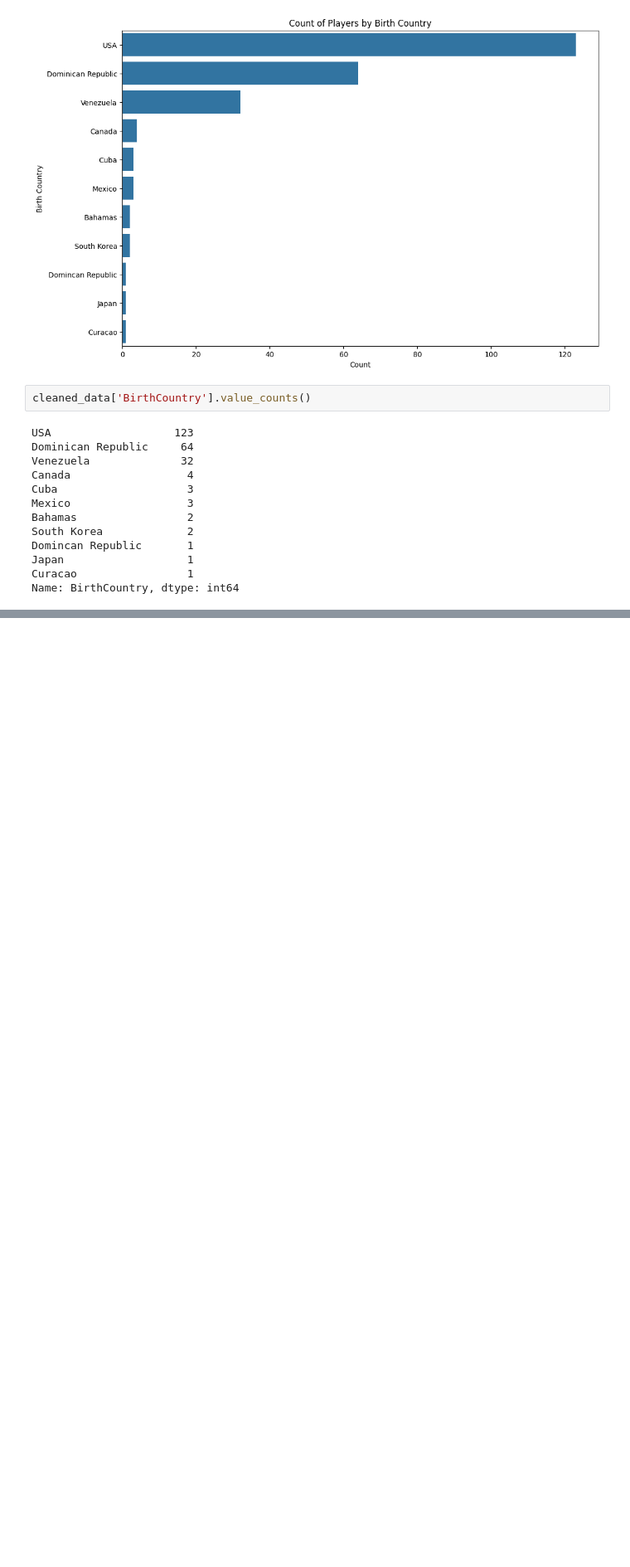
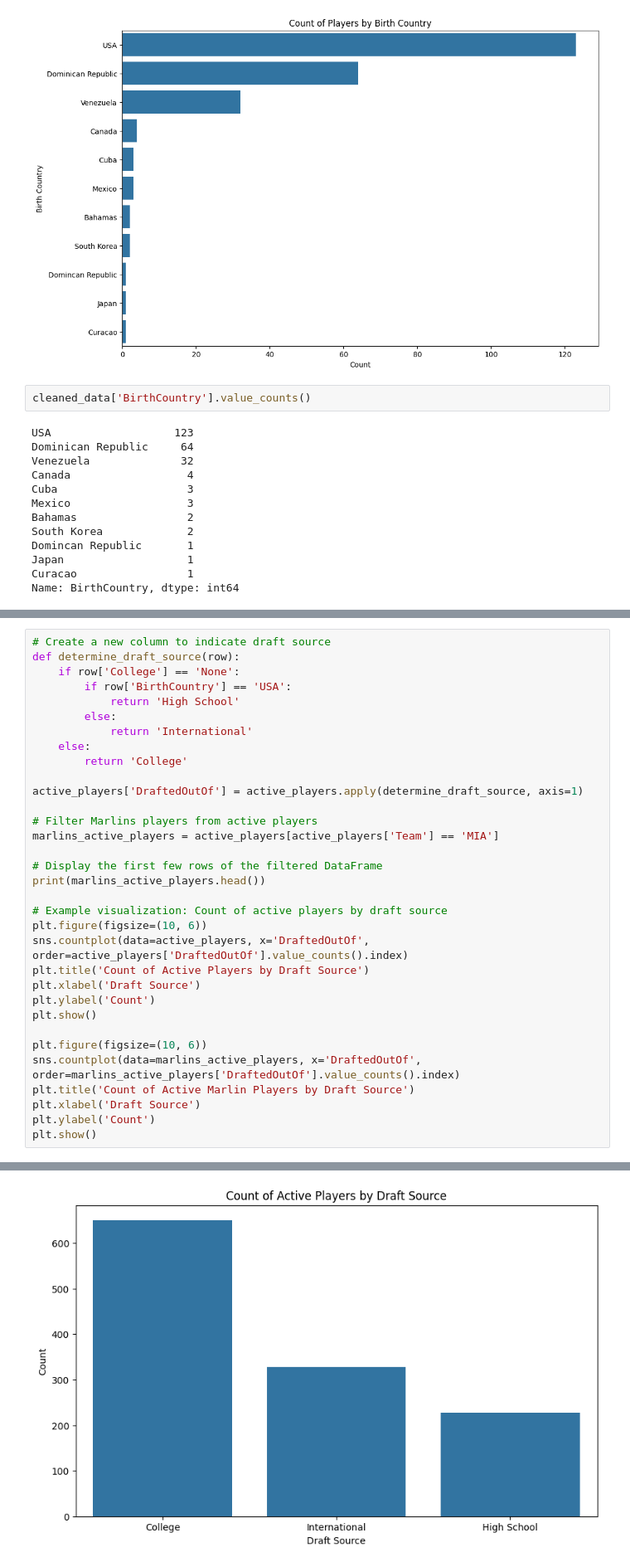
Before and after one commit to avidcyclist/baseball_data, a Jupyter notebook: data/data_playground.ipynb, the cells around one changed output, grey strips where cells are left out. Shown at 83% size. Drawn from its saved outputs; the diff is of its cells as text; blank space fills up the shorter version.

```diff
--- a/data/data_playground.ipynb
+++ b/data/data_playground.ipynb
@@ -231,0 +370,34 @@ See the caveats in the documentation: https://pandas.pydata.org/pandas-docs/stab
+# %%
+# Create a new column to indicate draft source
+def determine_draft_source(row):
+    if row['College'] == 'None':
+        if row['BirthCountry'] == 'USA':
+            return 'High School'
+        else:
+            return 'International'
+    else:
+        return 'College'
+
+active_players['DraftedOutOf'] = active_players.apply(determine_draft_source, axis=1)
+
+# Filter Marlins players from active players
+marlins_active_players = active_players[active_players['Team'] == 'MIA']
+
+# Display the first few rows of the filtered DataFrame
+print(marlins_active_players.head())
+
+# Example visualization: Count of active players by draft source
+plt.figure(figsize=(10, 6))
+sns.countplot(data=active_players, x='DraftedOutOf', order=active_players['DraftedOutOf'].value_counts().index)
+plt.title('Count of Active Players by Draft Source')
+plt.xlabel('Draft Source')
+plt.ylabel('Count')
+plt.show()
+
+plt.figure(figsize=(10, 6))
+sns.countplot(data=marlins_active_players, x='DraftedOutOf', order=marlins_active_players['DraftedOutOf'].value_counts().index)
+plt.title('Count of Active Marlin Players by Draft Source')
+plt.xlabel('Draft Source')
+plt.ylabel('Count')
+plt.show()
+# %% [output]
@@ -231,0 +426 @@ See the caveats in the documentation: https://pandas.pydata.org/pandas-docs/stab
+[figure, added]
```
Also changed, not shown: parts of 10 cells of this notebook.
